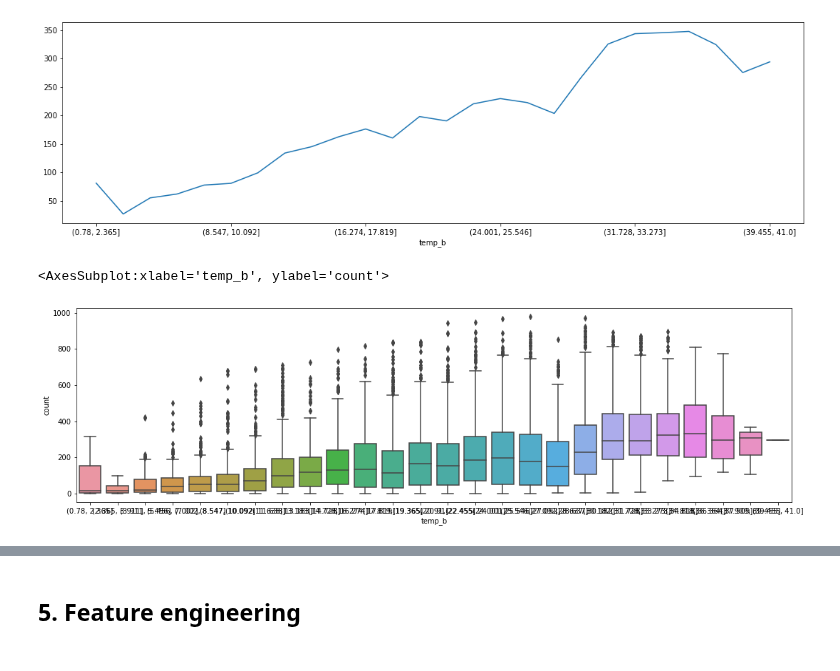
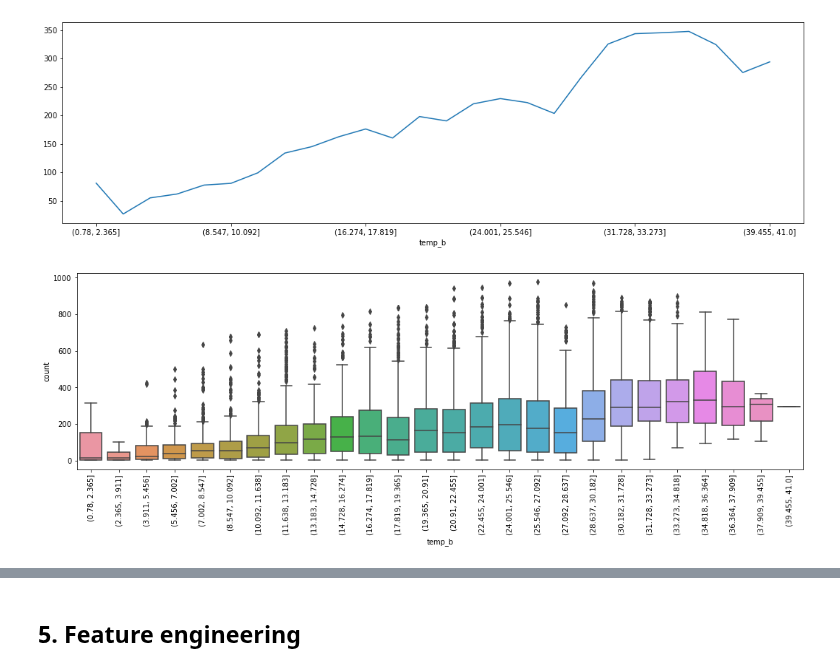
Before and after one commit to raphaelw/data-science-bootcamp, a Jupyter notebook: 03_week/project/bike_sharing_demand.ipynb, the cells around one changed output, grey strips where cells are left out. Saved outputs shown, nothing was run; the diff lists cells and outputs as text; code cells hidden in the pictures.

```diff
--- a/03_week/project/bike_sharing_demand.ipynb
+++ b/03_week/project/bike_sharing_demand.ipynb
@@ -273,8 +276,9 @@ subdf['count'].plot(figsize=(18,5))
 # %%
 fig, ax = plt.subplots(figsize=(18,5))
 # thanks to alisa
 sns.boxplot(ax=ax, data=df[['temp_b','count']], x='temp_b', y='count')
+ax.set_xticklabels(labels=ax.get_xticklabels(), rotation=90)
+pass
 # %% [output]
-<AxesSubplot:xlabel='temp_b', ylabel='count'>
-[figure, old version]
+[figure, new version]
 # %%
```
Also changed, not shown: parts of 15 cells of this notebook.
